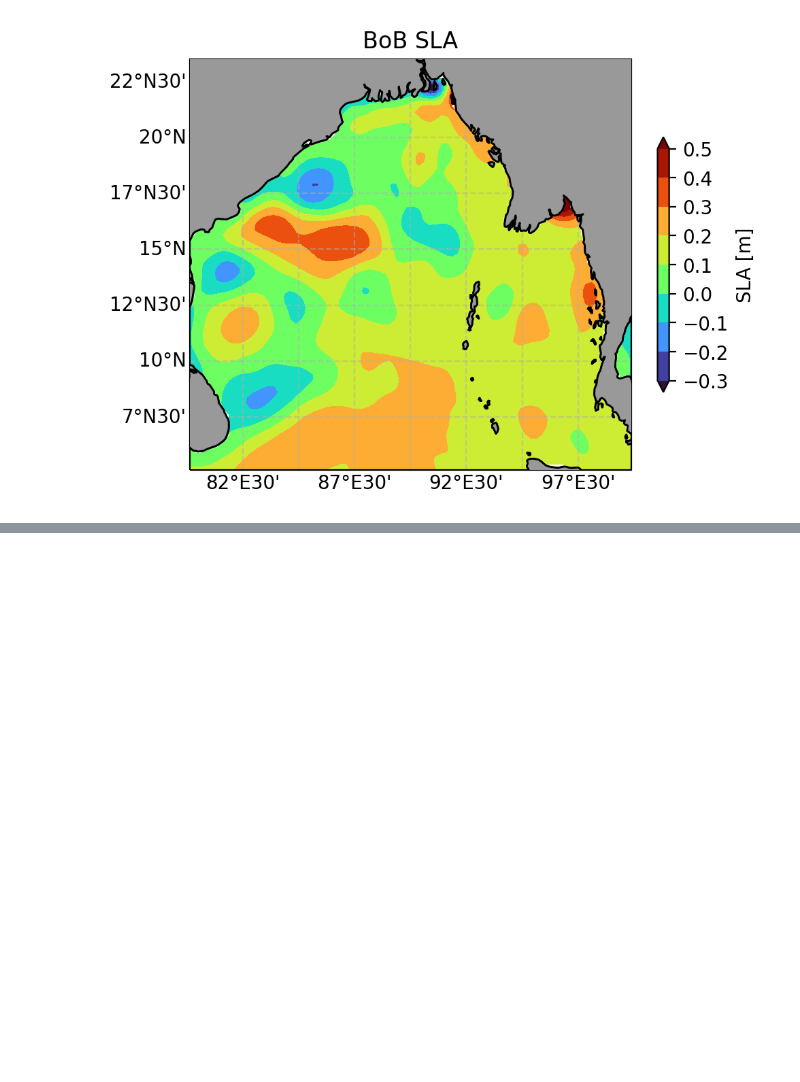
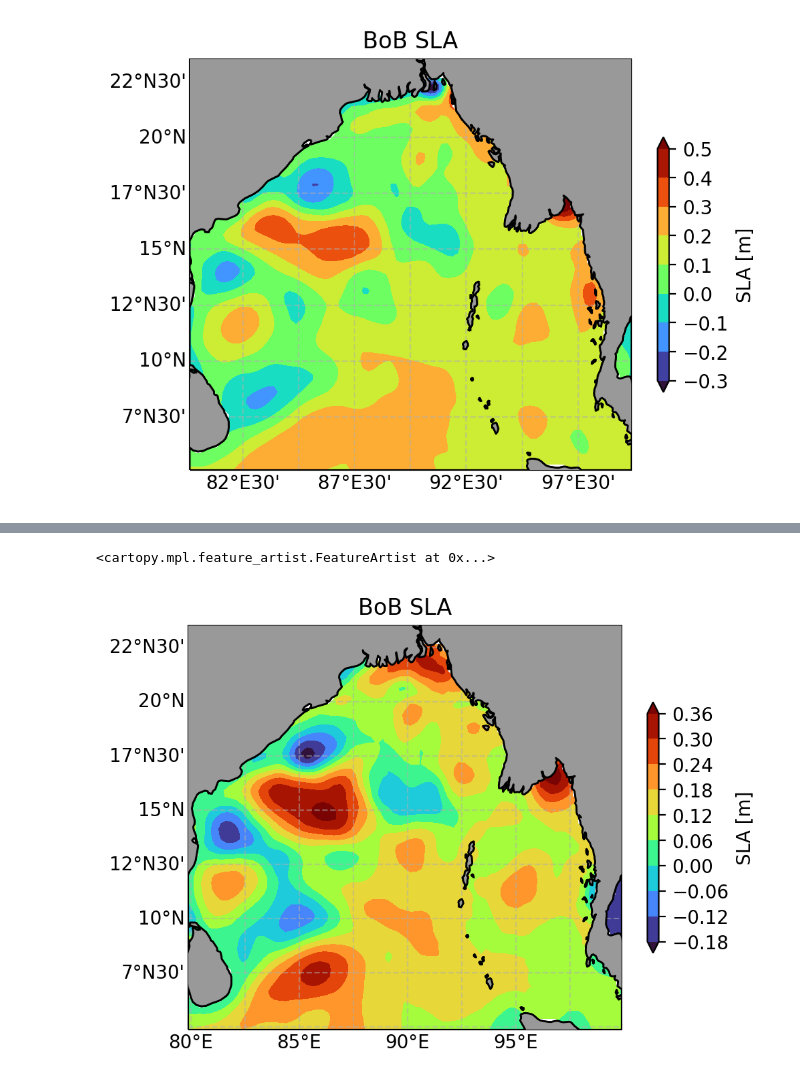
Before and after one commit to jtomfarrar/satellite_python_2022, a Jupyter notebook: notebooks/Fisrt_data-Copy1.ipynb, the cells around one changed output, grey strips where cells are left out. Drawn from its saved outputs; the diff is of its cells as text; code cells hidden in the pictures; blank space fills up the shorter version.

```diff
--- a/notebooks/Fisrt_data-Copy1.ipynb
+++ b/notebooks/Fisrt_data-Copy1.ipynb
@@ -138,0 +180,20 @@ if savefig:
+# %%
+timeindex = 1
+ax1 = plt.axes(projection = ccrs.PlateCarree(central_longitude=200))  # Orthographic
+ax1.set_title('BoB SLA')
+plt.set_cmap(cmap=plt.get_cmap('nipy_spectral'))
+plt.set_cmap(cmap=plt.get_cmap('turbo'))
+gl = ax1.gridlines(draw_labels=True, dms=True, x_inline=False, y_inline=False, alpha=0.5, linestyle='--')
+gl.top_labels = False
+gl.ylabels_right = False
+levels = 10
+cs = ax1.contourf(ds.longitude,ds.latitude,np.squeeze(sla[timeindex ,:,:]), levels, extend='both', transform=ccrs.PlateCarree())
+#cs = ax.pcolormesh(ds.longitude,ds.latitude,np.squeeze(ds.sla), vmin=levels[0], vmax=levels[-1], transform=ccrs.PlateCarree())
+#cb = plt.colorbar(cs,ax=ax,shrink=.8,pad=.05)
+cb = plt.colorbar(cs,fraction = 0.022, extend='both')
+cb.set_label('SLA [m]',fontsize = 10)
+ax1.coastlines()
+ax1.add_feature(cartopy.feature.LAND, zorder=3, facecolor=[.6,.6,.6], edgecolor='black')
+# %% [output]
+<cartopy.mpl.feature_artist.FeatureArtist at 0x...>
+[figure, added]
```
Also changed, not shown: parts of 10 cells of this notebook, 4 other files.
